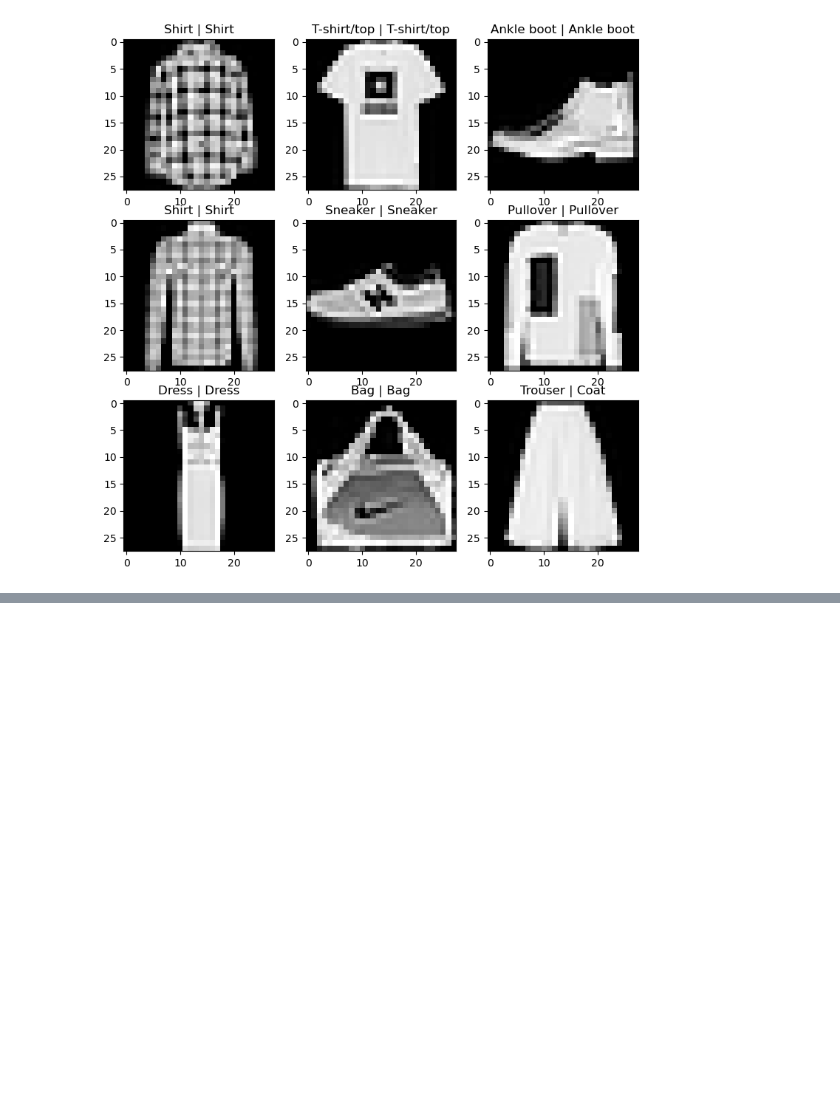
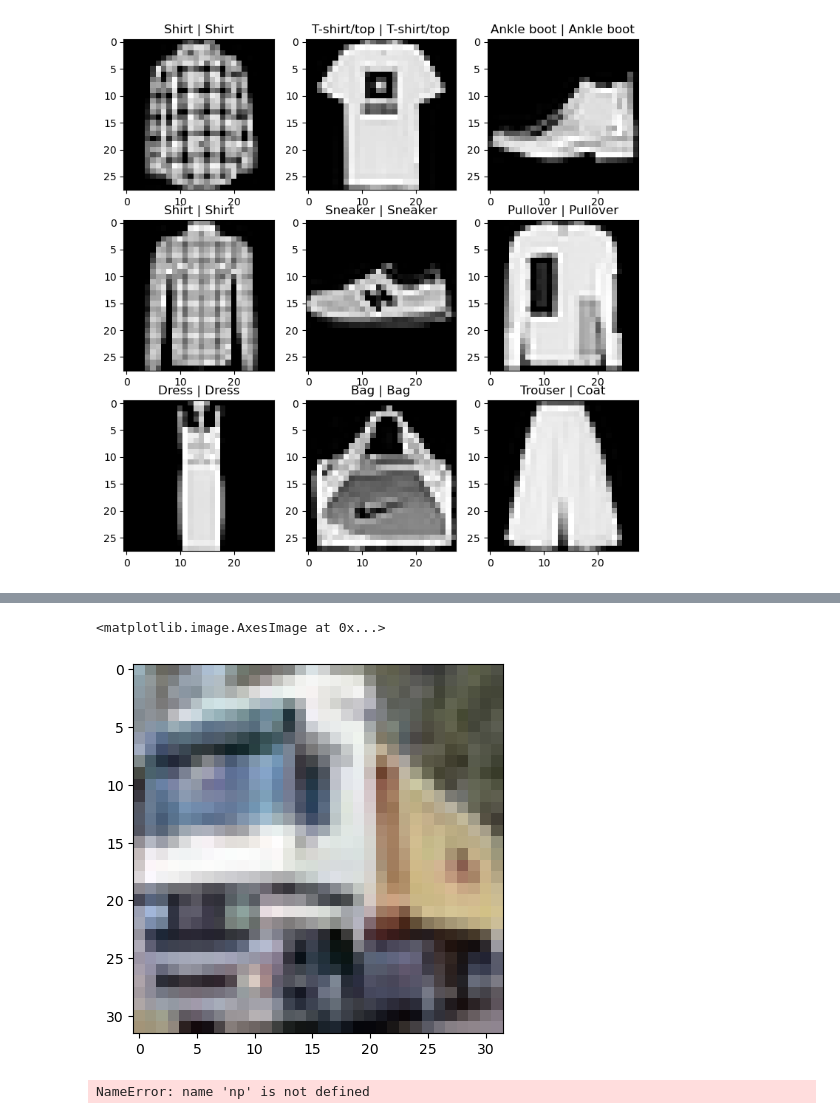
Before and after one commit to Abusayid693/Layer, a Jupyter notebook: notebooks/mnst fashion cnn.ipynb, the cells around one changed output, grey strips where cells are left out. Drawn from its saved outputs; the diff is of its cells as text; code cells hidden in the pictures; blank space fills up the shorter version.

```diff
--- a/notebooks/mnst fashion cnn.ipynb
+++ b/notebooks/mnst fashion cnn.ipynb
@@ -351,3 +465,37 @@ for i, sample in enumerate(test_samples):
     plt.title(class_names[test_labels[i]]+" | " + class_names[pred_labels[i]])
 # %% [output]
 [figure]
+# %%
+import torch
+import sklearn
+
+import torchvision
+from torchvision import datasets
+from torchvision import transforms
+from torchvision.transforms import ToTensor
+
+import matplotlib.pyplot as plt
+
+
+transformBegin = transforms.Compose([
+    transforms.Resize((224, 224)),
+    transforms.ToTensor(),
+    transforms.Normalize(mean=[0.485, 0.456, 0.406], std=[0.229, 0.224, 0.225])
+])
+
+
+train_data_CIFAR10 = datasets.CIFAR10(
+    root="CIFAR10",
+    train=True,
+    download=True,
+    transform=transformBegin,
+    target_transform=None
+)
+
+test_data_CIFAR10 = datasets.CIFAR10(
+    root="CIFAR10",
+    train=False,
+    download=True,
+    transform=transformBegin,
+    target_transform=None
+)
@@ -353,0 +527,31 @@ for i, sample in enumerate(test_samples):
+# %%
+import matplotlib.pyplot as plt
+import numpy as np
+
+image, label = train_data_CIFAR10[1]
+
+image_array = np.transpose(image.numpy(), (1, 2, 0))
+
+plt.imshow(image_array.squeeze(), cmap="gray")
+# %% [output]
+<matplotlib.image.AxesImage at 0x...>
+[figure, added]
+# %%
+sample_image, label = train_data_CIFAR10[1]
+
+pil_image = transforms.ToPILImage()(sample_image)
+
+transformBegin = transforms.Compose([
+    transforms.Resize((224, 224)),
+    transforms.ToTensor(),
+    transforms.Normalize(mean=[0.485, 0.456, 0.406], std=[0.229, 0.224, 0.225])
+])
+
+transformed_image = transformBegin(pil_image)
+
+image_array = np.transpose(transformed_image.numpy(), (1, 2, 0))
+plt.imshow(image_array.squeeze(), cmap="gray")
+
+transformed_image.shape
+# %% [output]
+NameError: name 'np' is not defined
```
Also changed, not shown: parts of 22 cells of this notebook, 1 other file.
